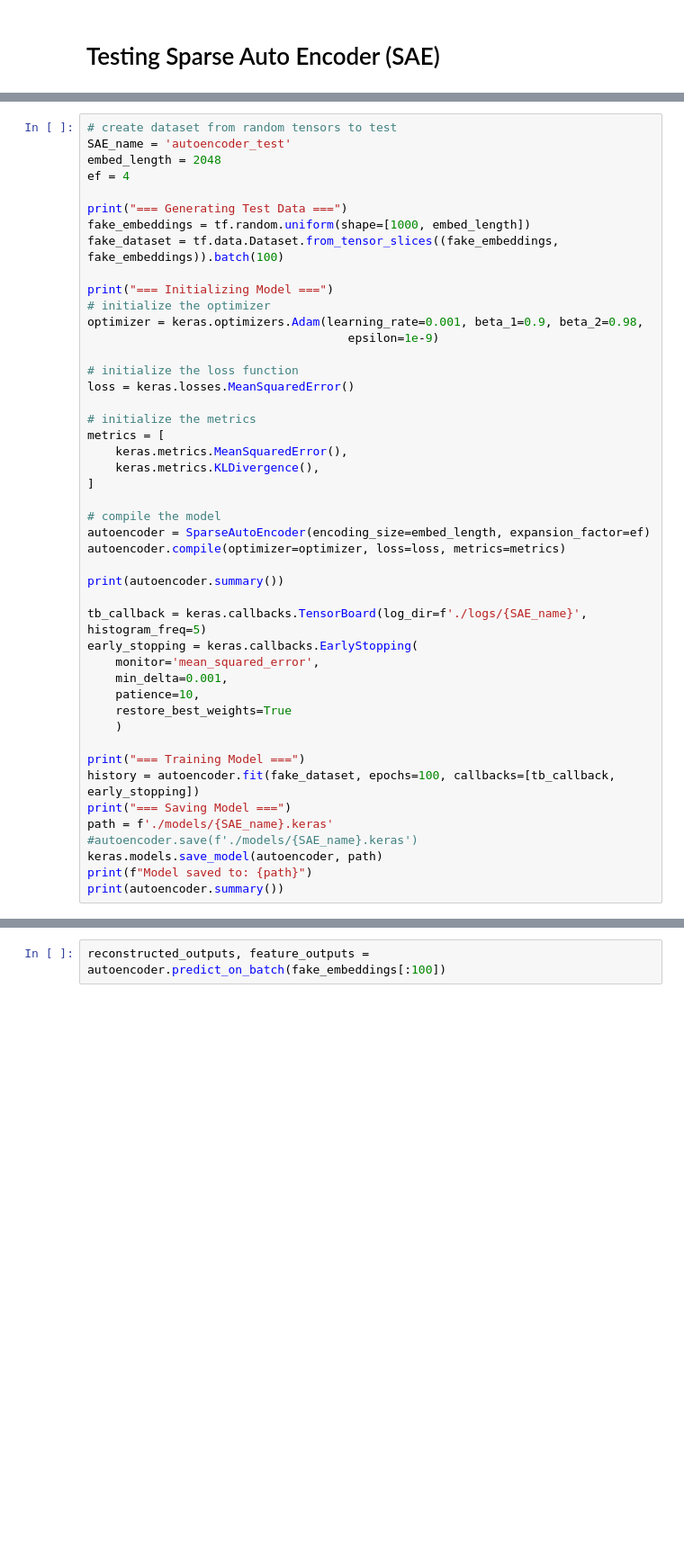
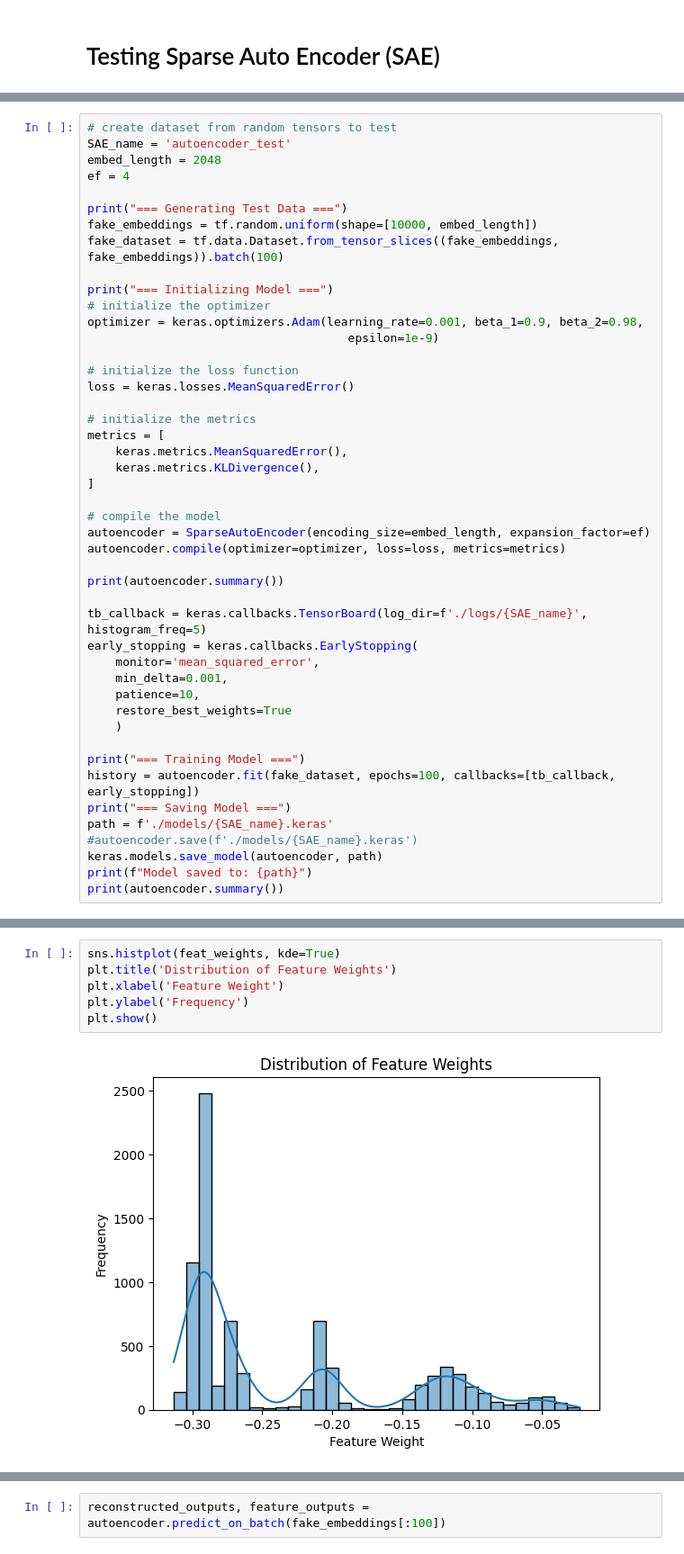
Before and after one commit to ek775/Hidden-State-Genomics, a Jupyter notebook: SAE.ipynb, the cells around one changed output, grey strips where cells are left out. Shown at 90% size. Saved outputs shown, nothing was run; the diff lists cells and outputs as text; blank space fills up the shorter version.

```diff
--- a/SAE.ipynb
+++ b/SAE.ipynb
@@ -16,7 +24,7 @@ embed_length = 2048
 ef = 4
 
 print("=== Generating Test Data ===")
-fake_embeddings = tf.random.uniform(shape=[1000, embed_length])
+fake_embeddings = tf.random.uniform(shape=[10000, embed_length])
 fake_dataset = tf.data.Dataset.from_tensor_slices((fake_embeddings, fake_embeddings)).batch(100)
 
 print("=== Initializing Model ===")
@@ -123,0 +128,8 @@ minimum: -0.07123883813619614
+# %%
+sns.histplot(feat_weights, kde=True)
+plt.title('Distribution of Feature Weights')
+plt.xlabel('Feature Weight')
+plt.ylabel('Frequency')
+plt.show()
+# %% [output]
+[figure, added]
```
Also changed, not shown: parts of 15 cells of this notebook.
